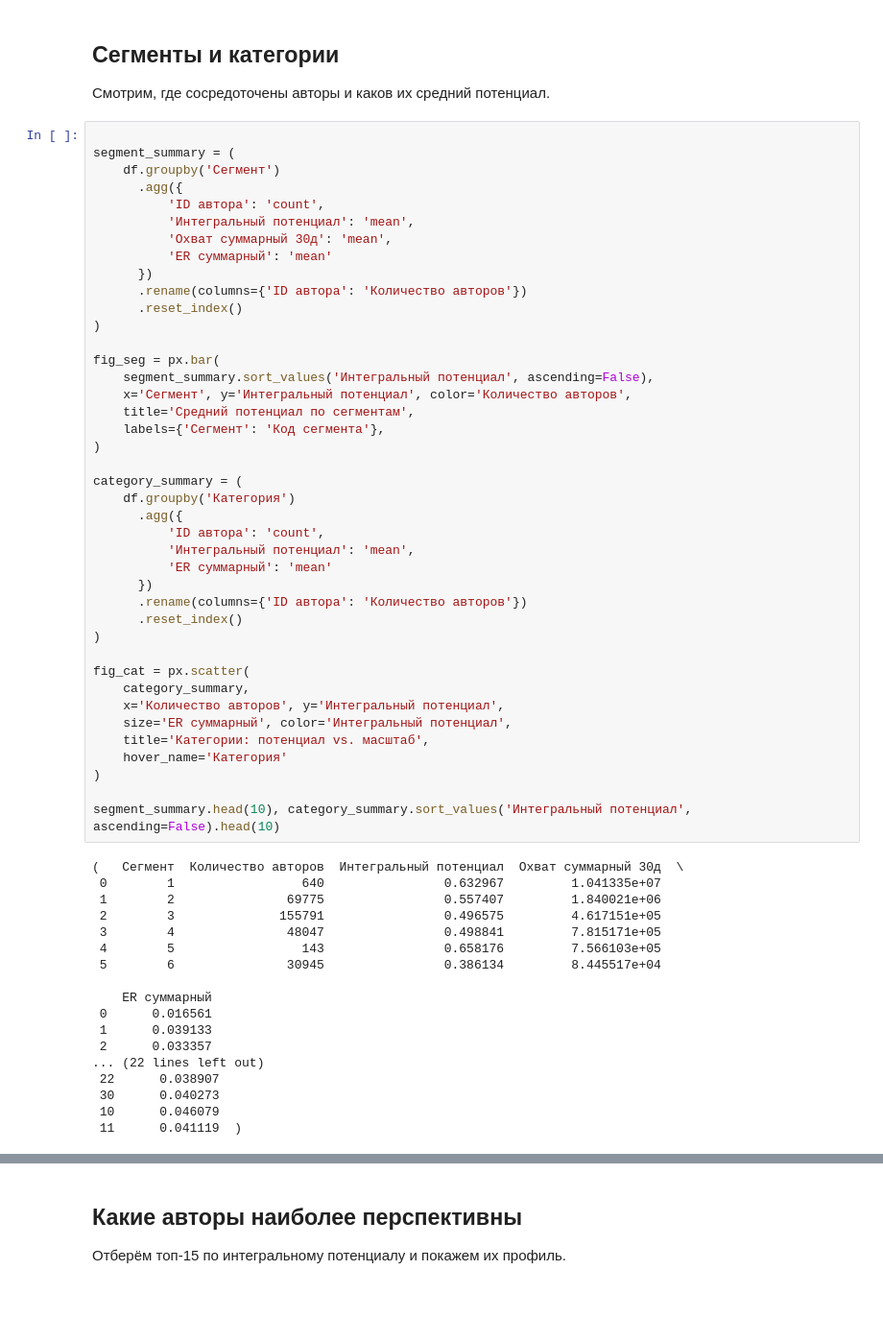
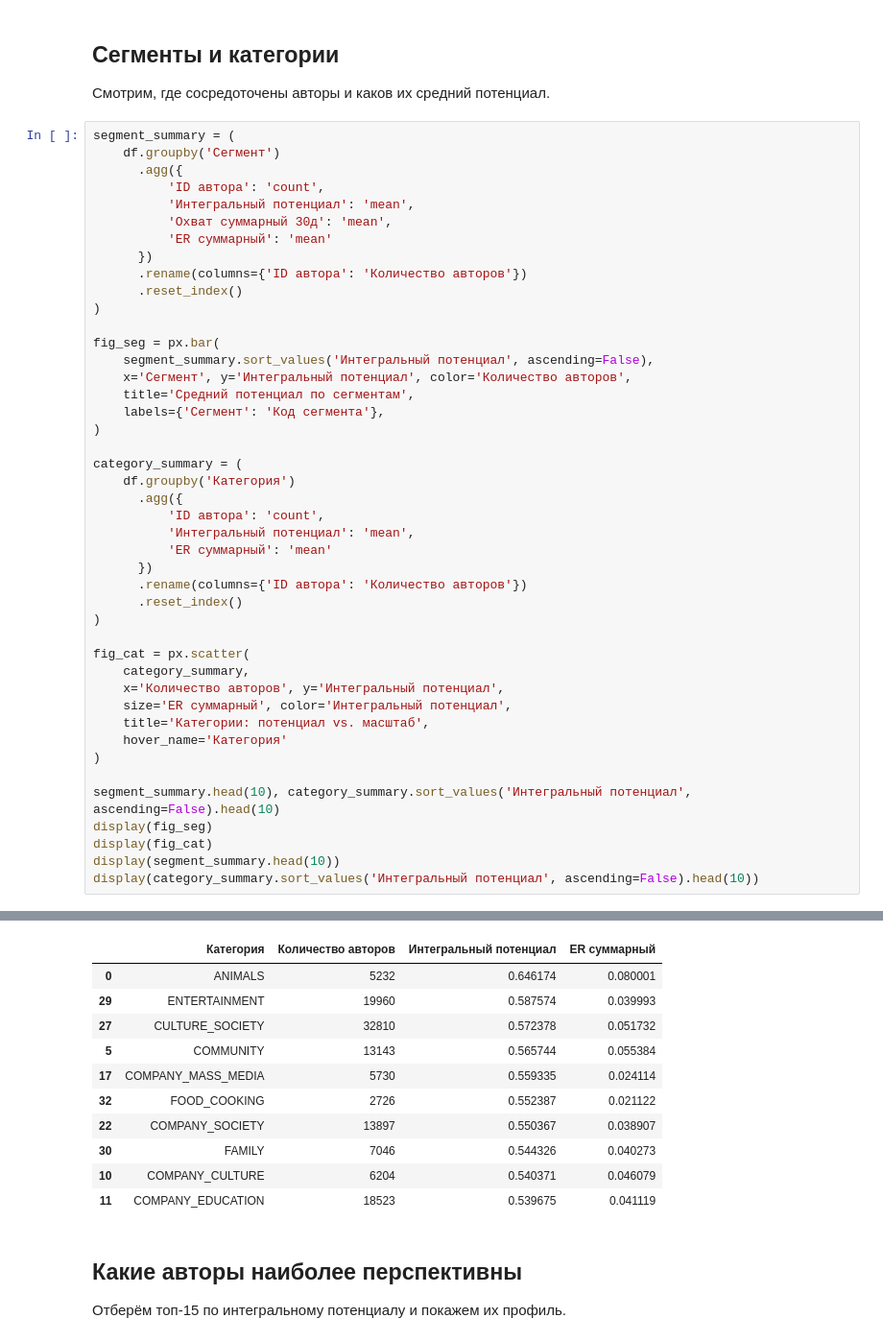
Before and after one commit to Nikitarochka/Codex, a Jupyter notebook: notebooks/analysis_vk.ipynb, the cells around one changed output, grey strips where cells are left out. Shown at 96% size. Saved outputs shown, nothing was run; the diff lists cells and outputs as text; blank space fills up the shorter version.

```diff
--- a/notebooks/analysis_vk.ipynb
+++ b/notebooks/analysis_vk.ipynb
@@ -135,7 +140,6 @@ missing_top, stats
 ## Сегменты и категории
 Смотрим, где сосредоточены авторы и каков их средний потенциал.
 # %%
-
 segment_summary = (
     df.groupby('Сегмент')
       .agg({
@@ -175,21 +179,8 @@ fig_cat = px.scatter(
 )
 
 segment_summary.head(10), category_summary.sort_values('Интегральный потенциал', ascending=False).head(10)
+display(fig_seg)
+display(fig_cat)
+display(segment_summary.head(10))
+display(category_summary.sort_values('Интегральный потенциал', ascending=False).head(10))
 # %% [output]
-(   Сегмент  Количество авторов  Интегральный потенциал  Охват суммарный 30д  \
- 0        1                 640                0.632967         1.041335e+07
- 1        2               69775                0.557407         1.840021e+06
- 2        3              155791                0.496575         4.617151e+05
- 3        4               48047                0.498841         7.815171e+05
- 4        5                 143                0.658176         7.566103e+05
- 5        6               30945                0.386134         8.445517e+04
-
-    ER суммарный
- 0      0.016561
- 1      0.039133
- 2      0.033357
-... (22 lines left out)
- 22      0.038907
- 30      0.040273
- 10      0.046079
- 11      0.041119  )
@@ -196,3 +194,14 @@ segment_summary.head(10), category_summary.sort_values('Интегральный
+|  | Категория | Количество авторов | Интегральный потенциал | ER суммарный |
+| 0 | ANIMALS | 5232 | 0.646174 | 0.080001 |
+| 29 | ENTERTAINMENT | 19960 | 0.587574 | 0.039993 |
+| 27 | CULTURE_SOCIETY | 32810 | 0.572378 | 0.051732 |
+| 5 | COMMUNITY | 13143 | 0.565744 | 0.055384 |
+| 17 | COMPANY_MASS_MEDIA | 5730 | 0.559335 | 0.024114 |
+| 32 | FOOD_COOKING | 2726 | 0.552387 | 0.021122 |
+| 22 | COMPANY_SOCIETY | 13897 | 0.550367 | 0.038907 |
+| 30 | FAMILY | 7046 | 0.544326 | 0.040273 |
+| 10 | COMPANY_CULTURE | 6204 | 0.540371 | 0.046079 |
+| 11 | COMPANY_EDUCATION | 18523 | 0.539675 | 0.041119 |
 # %% [markdown]
 
 ## Какие авторы наиболее перспективны
```
Also changed, not shown: parts of 6 cells of this notebook.
